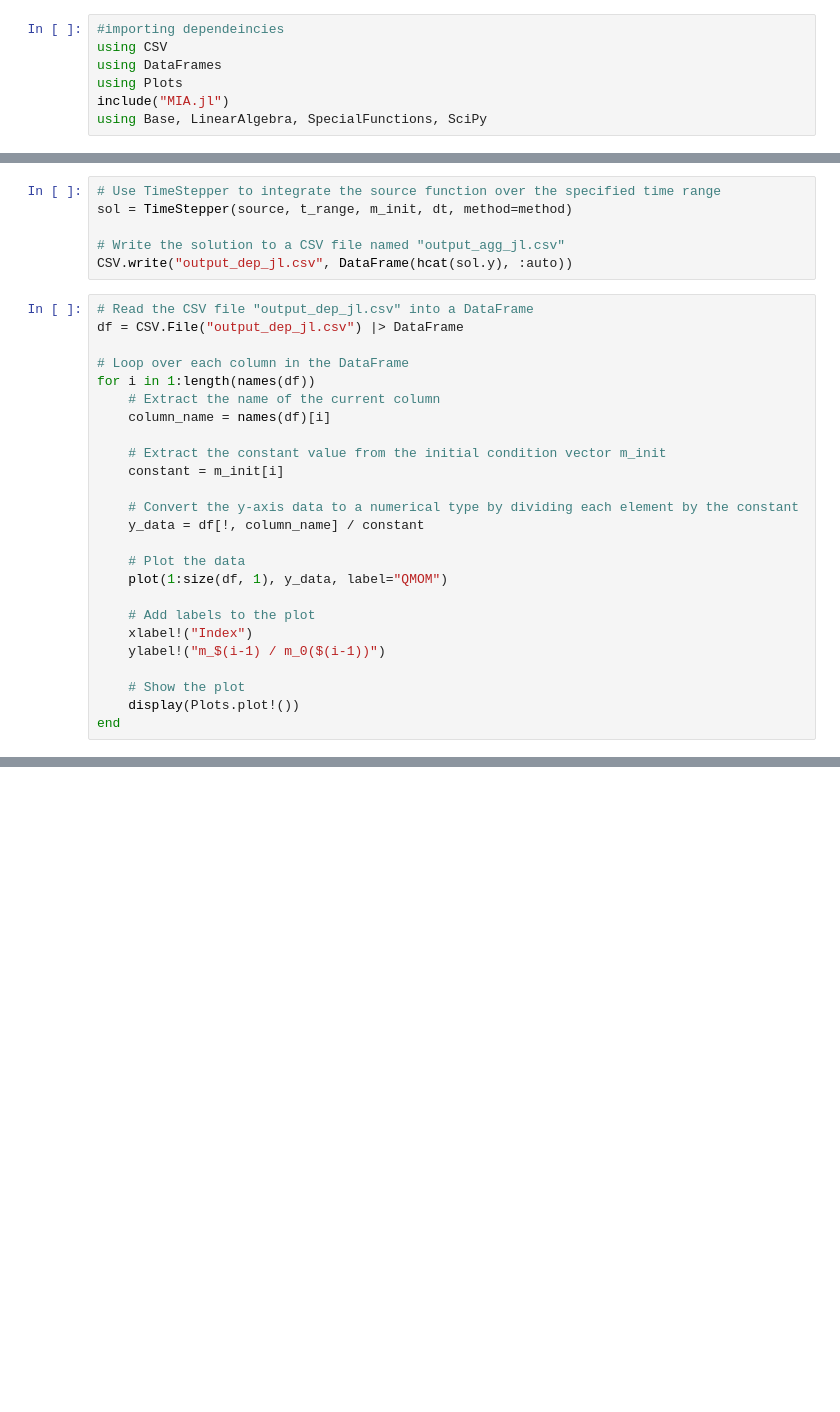
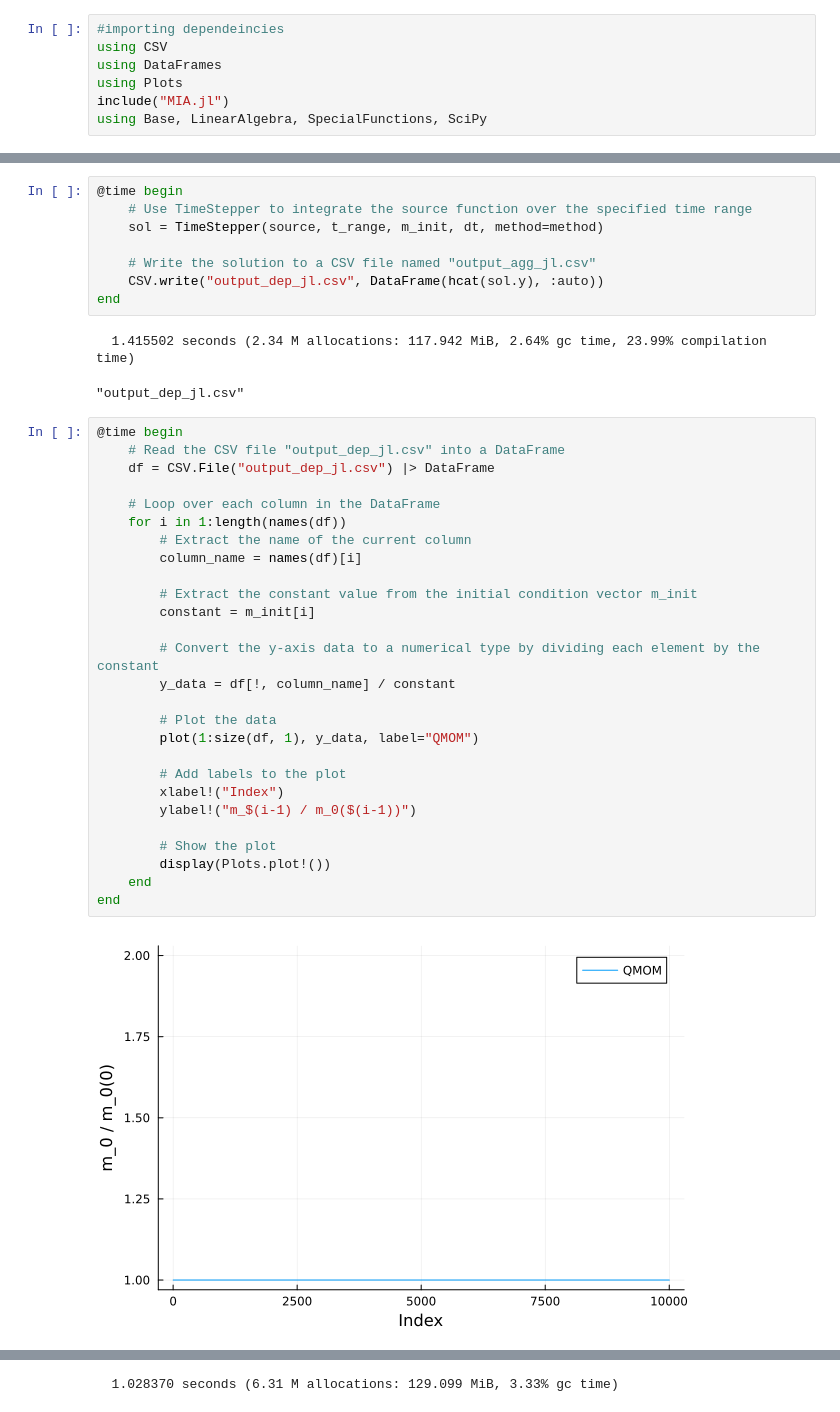
Before and after one commit to chandresh-soni/MTP-Code, a Jupyter notebook: Qmom-0d-growthdep.ipynb, the cells around one changed output, grey strips where cells are left out. Saved outputs shown, nothing was run; the diff lists cells and outputs as text; blank space fills up the shorter version.

```diff
--- a/Qmom-0d-growthdep.ipynb
+++ b/Qmom-0d-growthdep.ipynb
@@ -90,31 +106,40 @@ end
 # %%
-# Use TimeStepper to integrate the source function over the specified time range
-sol = TimeStepper(source, t_range, m_init, dt, method=method)
+@time begin
+    # Use TimeStepper to integrate the source function over the specified time range
+    sol = TimeStepper(source, t_range, m_init, dt, method=method)
 
-# Write the solution to a CSV file named "output_agg_jl.csv"
-CSV.write("output_dep_jl.csv", DataFrame(hcat(sol.y), :auto))
+    # Write the solution to a CSV file named "output_agg_jl.csv"
+    CSV.write("output_dep_jl.csv", DataFrame(hcat(sol.y), :auto))
+end
+# %% [output]
+  1.415502 seconds (2.34 M allocations: 117.942 MiB, 2.64% gc time, 23.99% compilation time)
+"output_dep_jl.csv"
 # %%
-# Read the CSV file "output_dep_jl.csv" into a DataFrame
-df = CSV.File("output_dep_jl.csv") |> DataFrame
+@time begin
+    # Read the CSV file "output_dep_jl.csv" into a DataFrame
+    df = CSV.File("output_dep_jl.csv") |> DataFrame
 
-# Loop over each column in the DataFrame
-for i in 1:length(names(df))
-    # Extract the name of the current column
-    column_name = names(df)[i]
+    # Loop over each column in the DataFrame
+    for i in 1:length(names(df))
+        # Extract the name of the current column
+        column_name = names(df)[i]
 
-    # Extract the constant value from the initial condition vector m_init
-    constant = m_init[i]
+        # Extract the constant value from the initial condition vector m_init
+        constant = m_init[i]
 
-    # Convert the y-axis data to a numerical type by dividing each element by the constant
-    y_data = df[!, column_name] / constant
+        # Convert the y-axis data to a numerical type by dividing each element by the constant
+        y_data = df[!, column_name] / constant
 
-    # Plot the data
-    plot(1:size(df, 1), y_data, label="QMOM")
+        # Plot the data
+        plot(1:size(df, 1), y_data, label="QMOM")
 
-    # Add labels to the plot
-    xlabel!("Index")
-    ylabel!("m_$(i-1) / m_0($(i-1))")
+        # Add labels to the plot
+        xlabel!("Index")
+        ylabel!("m_$(i-1) / m_0($(i-1))")
 
-    # Show the plot
-    display(Plots.plot!())
+        # Show the plot
+        display(Plots.plot!())
+    end
 end
+# %% [output]
+[figure, added]
@@ -120,0 +151 @@ end
+  1.028370 seconds (6.31 M allocations: 129.099 MiB, 3.33% gc time)
```
Also changed, not shown: parts of 4 cells of this notebook, 2 other files.
